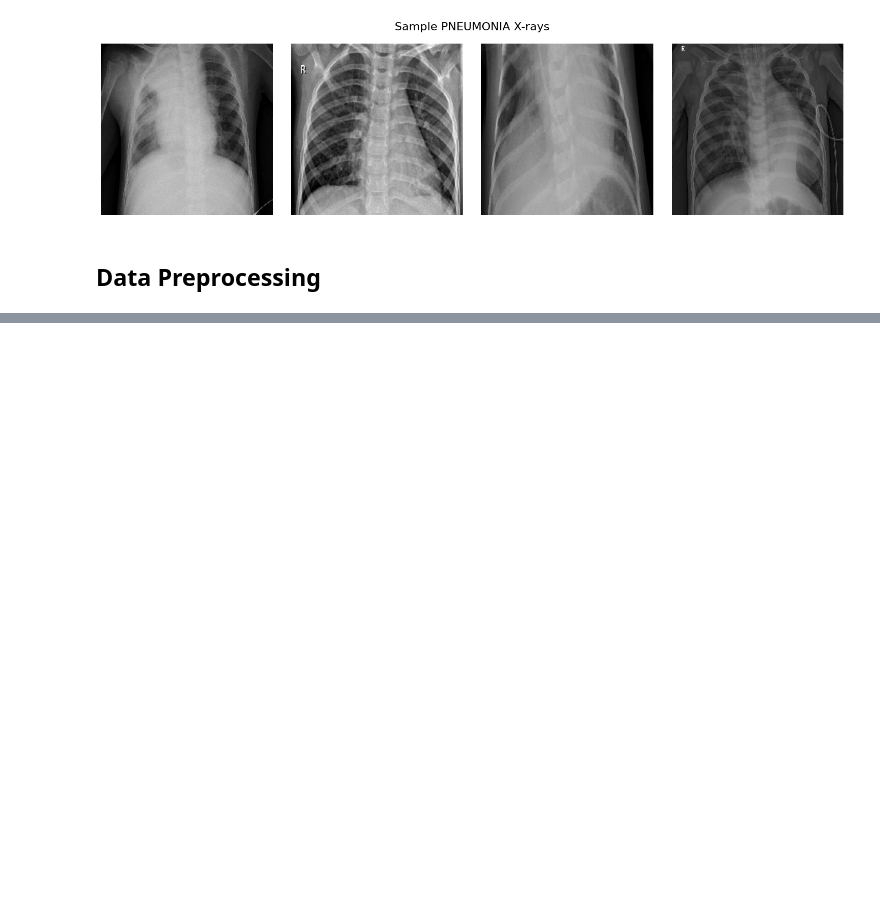
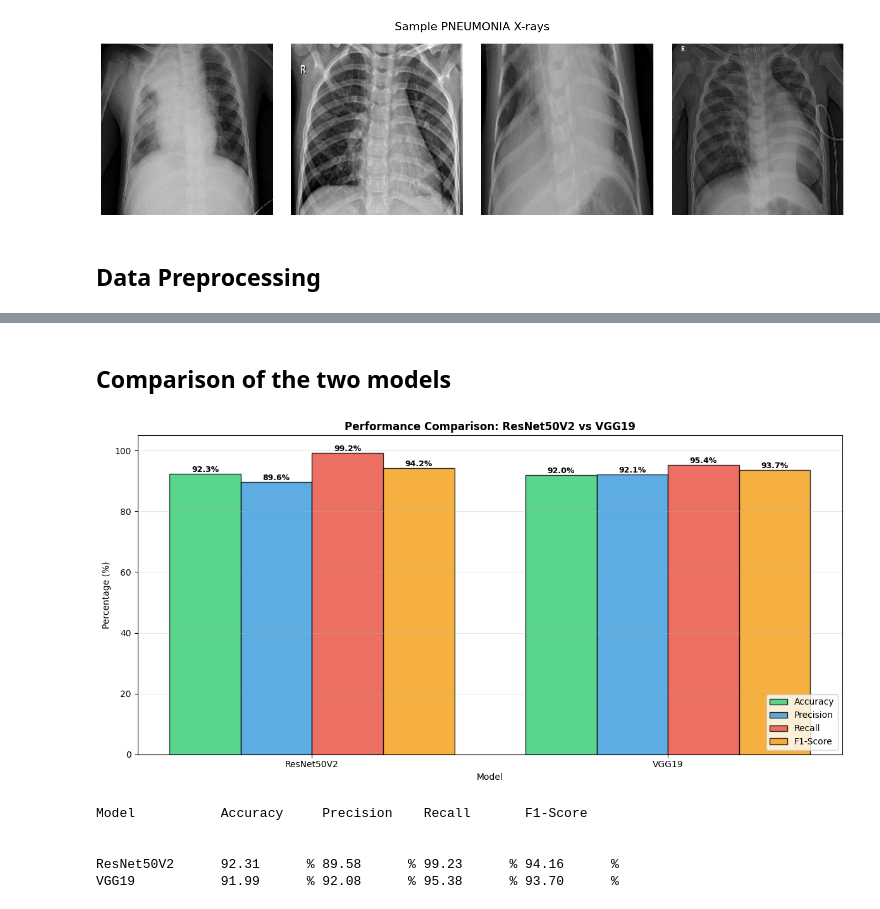
Before and after one commit to monireach2480/disease-predictor-deep-learning, a Jupyter notebook: notebooks/Pneumonia.ipynb, the cells around one changed output, grey strips where cells are left out. Saved outputs shown, nothing was run; the diff lists cells and outputs as text; code cells hidden in the pictures; blank space fills up the shorter version.

```diff
--- a/notebooks/Pneumonia.ipynb
+++ b/notebooks/Pneumonia.ipynb
@@ -242,0 +424,19 @@ cnn.compile(
+# %%
+print("\nEvaluating VGG19 Model...")
+
+test_generator.reset()
+pred_vgg = model_vgg19.predict(test_generator, verbose=1)
+y_pred_vgg = (pred_vgg > 0.5).astype(int).flatten()
+y_true_vgg = test_generator.classes
+
+acc_vgg = accuracy_score(y_true_vgg, y_pred_vgg)
+cm_vgg  = confusion_matrix(y_true_vgg, y_pred_vgg)
+tn, fp, fn, tp = cm_vgg.ravel()
+prec_vgg = tp/(tp+fp) if (tp+fp)>0 else 0
+rec_vgg  = tp/(tp+fn) if (tp+fn)>0 else 0
+f1_vgg   = 2*(prec_vgg*rec_vgg)/(prec_vgg+rec_vgg) if (prec_vgg+rec_vgg)>0 else 0
+
+print(f"\nAccuracy:  {acc_vgg*100:.2f}%")
+print(f"Precision: {prec_vgg*100:.2f}%")
+print(f"Recall:    {rec_vgg*100:.2f}%")
+print(f"F1-Score:  {f1_vgg*100:.2f}%")
@@ -242,0 +469,51 @@ cnn.compile(
+# %% [markdown]
+## Comparison of the two models
+# %%
+comparison = {
+    'Model': ['ResNet50V2', 'VGG19'],
+    'Accuracy': [accuracy*100, acc_vgg*100],
+    'Precision': [precision*100, prec_vgg*100],
+    'Recall': [recall*100, rec_vgg*100],
+    'F1-Score': [f1_score*100, f1_vgg*100]
+}
+
+fig, ax = plt.subplots(figsize=(12,6))
+x = np.arange(len(comparison['Model']))
+width = 0.2
+metrics = ['Accuracy','Precision','Recall','F1-Score']
+colors  = ['#2ecc71','#3498db','#e74c3c','#f39c12']
+
+for i,m in enumerate(metrics):
+    off = width*(i-1.5)
+    bars = ax.bar(x+off, comparison[m], width, label=m, color=colors[i], alpha=0.8, edgecolor='black')
+    for b in bars:
+        h = b.get_height()
+        ax.text(b.get_x()+b.get_width()/2., h, f'{h:.1f}%', ha='center', va='bottom', fontsize=9, fontweight='bold')
+
+ax.set_xlabel('Model'); ax.set_ylabel('Percentage (%)')
+ax.set_title('Performance Comparison: ResNet50V2 vs VGG19', fontweight='bold')
+ax.set_xticks(x); ax.set_xticklabels(comparison['Model'])
+ax.legend(loc='lower right'); ax.set_ylim([0,105]); ax.grid(True, alpha=0.3, axis='y')
+
+plt.tight_layout()
+plt.savefig('../outputs/model_comparison.png', dpi=300, bbox_inches='tight')
+plt.show()
+
+print("\n{:<15} {:<12} {:<12} {:<12} {:<12}".format(
+    'Model','Accuracy','Precision','Recall','F1-Score'))
+print("\n")
+for i,model in enumerate(comparison['Model']):
+    print("{:<15} {:<11.2f}% {:<11.2f}% {:<11.2f}% {:<11.2f}%".format(
+        model,
+        comparison['Accuracy'][i],
+        comparison['Precision'][i],
+        comparison['Recall'][i],
+        comparison['F1-Score'][i]
+    ))
+# %% [output]
+[figure, added]
+Model           Accuracy     Precision    Recall       F1-Score
+
+
+ResNet50V2      92.31      % 89.58      % 99.23      % 94.16      %
+VGG19           91.99      % 92.08      % 95.38      % 93.70      %
```
Also changed, not shown: parts of 49 cells of this notebook.
